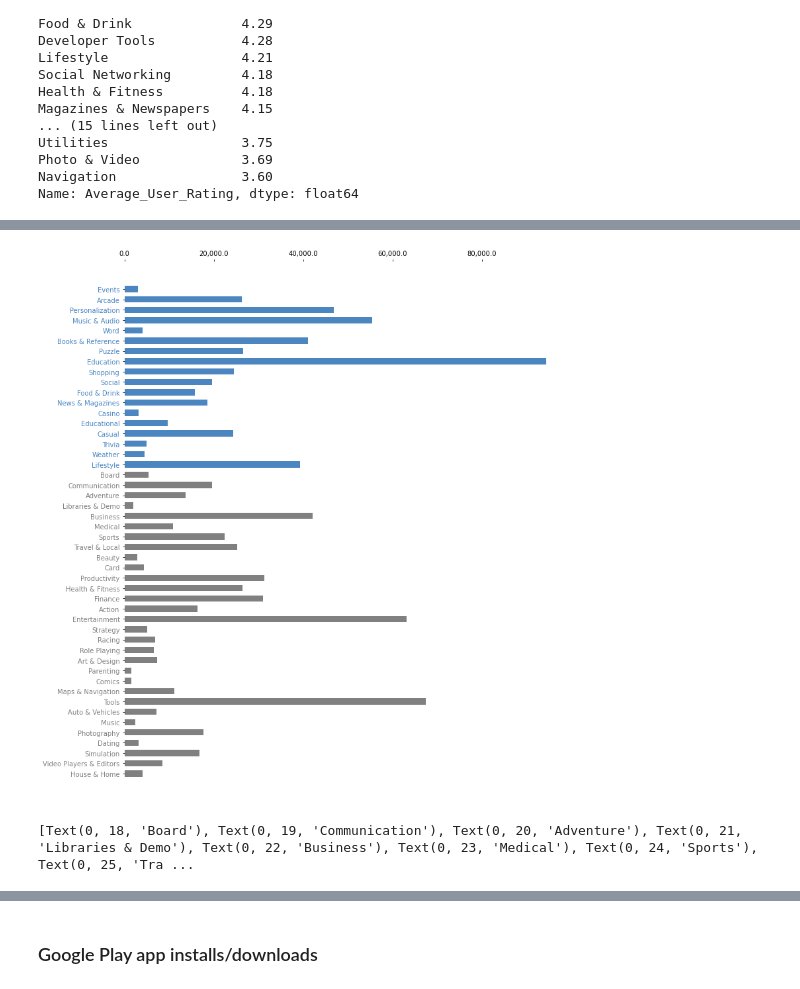
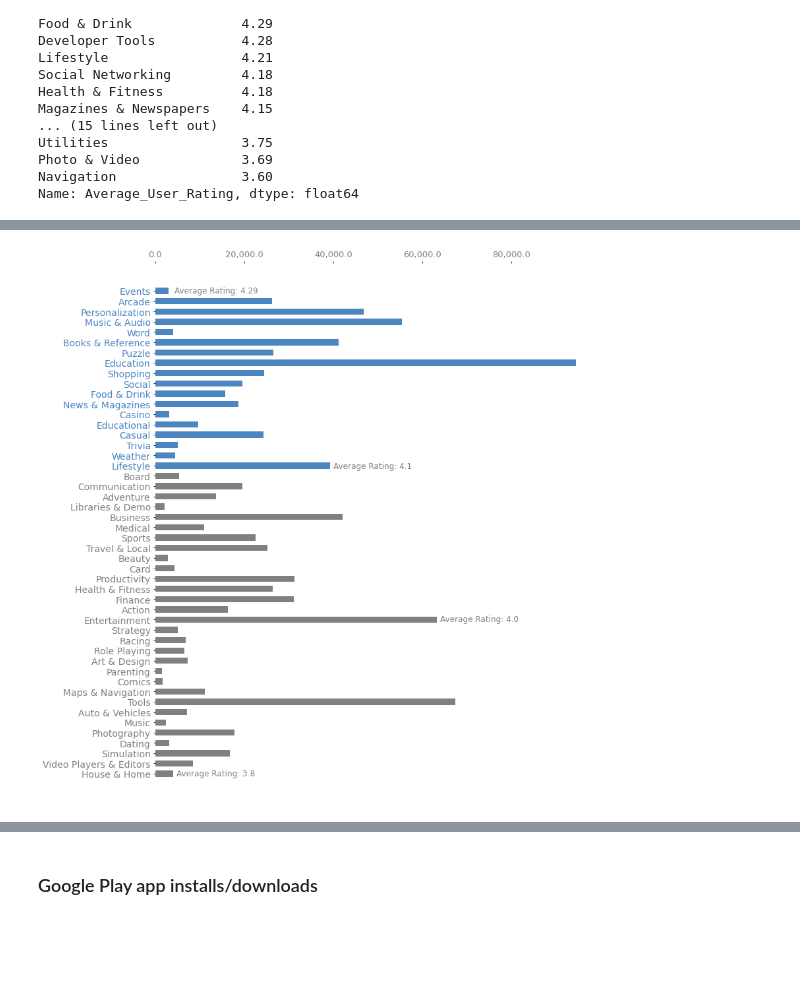
Before and after one commit to paul-trood/Portfolio-Mobile_app_recommendations, a Jupyter notebook: app_profile.ipynb, the cells around one changed output, grey strips where cells are left out. Saved outputs shown, nothing was run; the diff lists cells and outputs as text; code cells hidden in the pictures; blank space fills up the shorter version.

```diff
--- a/app_profile.ipynb
+++ b/app_profile.ipynb
@@ -238,5 +244,9 @@ Name: Rating, dtype: float64
 # %%
-category_pivot_table = csv.pivot_table(index = "Category", aggfunc = {"Category" : "count", "Rating" : "mean"})
+pd.options.display.float_format = '{:.2f}'.format
+
+category_pivot_table = csv.pivot_table\
+(index = "Category", aggfunc = {"Category" : "count", "Rating" : "mean", "Maximum Installs": "mean"})
+
 category_pivot_table = category_pivot_table.rename(columns={"Category":"Total_Count", "Rating":"Average_Rating"})
 category_pivot_table = category_pivot_table.sort_values(by = "Average_Rating", ascending = False)
 # %%
@@ -272,0 +273,4 @@ len(ratings_below_average)
+# %%
+
+category_list = category_pivot_table.index.tolist()
+category_list[:18] # Above average rated app categories
@@ -275,43 +298,43 @@ from matplotlib.ticker import FormatStrFormatter, StrMethodFormatter
 
 colors = []
 
-for i in ratings_above_average:
+for i in category_list[:18]:
     colors.append("#4B86C1")
 else:
-    for j in ratings_below_average:
+    for i in category_list[18:]:
         colors.append("grey")
 
 fig, ax = plt.subplots(figsize=(12, 15))
 plt.barh(category_pivot_table.index, category_pivot_table["Total_Count"], color = colors, height = 0.6)
 ax.xaxis.set_major_formatter(StrMethodFormatter('{x:,}'))
 plt.gca().invert_yaxis()
 plt.gca().spines[["right", "left", "top", "bottom"]].set_visible(False)
 ax.xaxis.tick_top()
 
 plt.xticks(size = 13, color = "grey")
-plt.yticks(size = 13)
+plt.yticks(size = 14)
 
 colors_yticks = ["#4B86C1"] * 18
 colors_yticks
 
 colors_yticks_2 = ["grey"] * 30
 colors_yticks_2
 
-
+# Y tick label colors
 labels = ax.get_yticklabels()
 
 for l, c in zip(labels, colors_yticks):
     l.set_color(c)
 
 more_labels = ax.get_yticklabels()[18:]
 
 for l, c in zip(more_labels, colors_yticks_2):
     l.set_color(c)
-#for i in ratings_above_average:
-   # plt.gca().get_yticklabels().set_color("maroon")
+
+plt.text(4300, 0.2,"Average Rating: 4.29", size = 12, color = "grey")
+plt.text(40000, 17.3,"Average Rating: 4.1", size = 12, color = "grey")
+plt.text(64000, 32.2,"Average Rating: 4.0", size = 12, color = "grey")
+plt.text(4800, 47.2,"Average Rating: 3.8", size = 12, color = "grey")
 plt.show()
-#4B86C1
-print(more_labels)
 # %% [output]
-[figure, old version]
+[figure, new version]
-[Text(0, 18, 'Board'), Text(0, 19, 'Communication'), Text(0, 20, 'Adventure'), Text(0, 21, 'Libraries & Demo'), Text(0, 22, 'Business'), Text(0, 23, 'Medical'), Text(0, 24, 'Sports'), Text(0, 25, 'Tra ...
```
Also changed, not shown: parts of 29 cells of this notebook.
